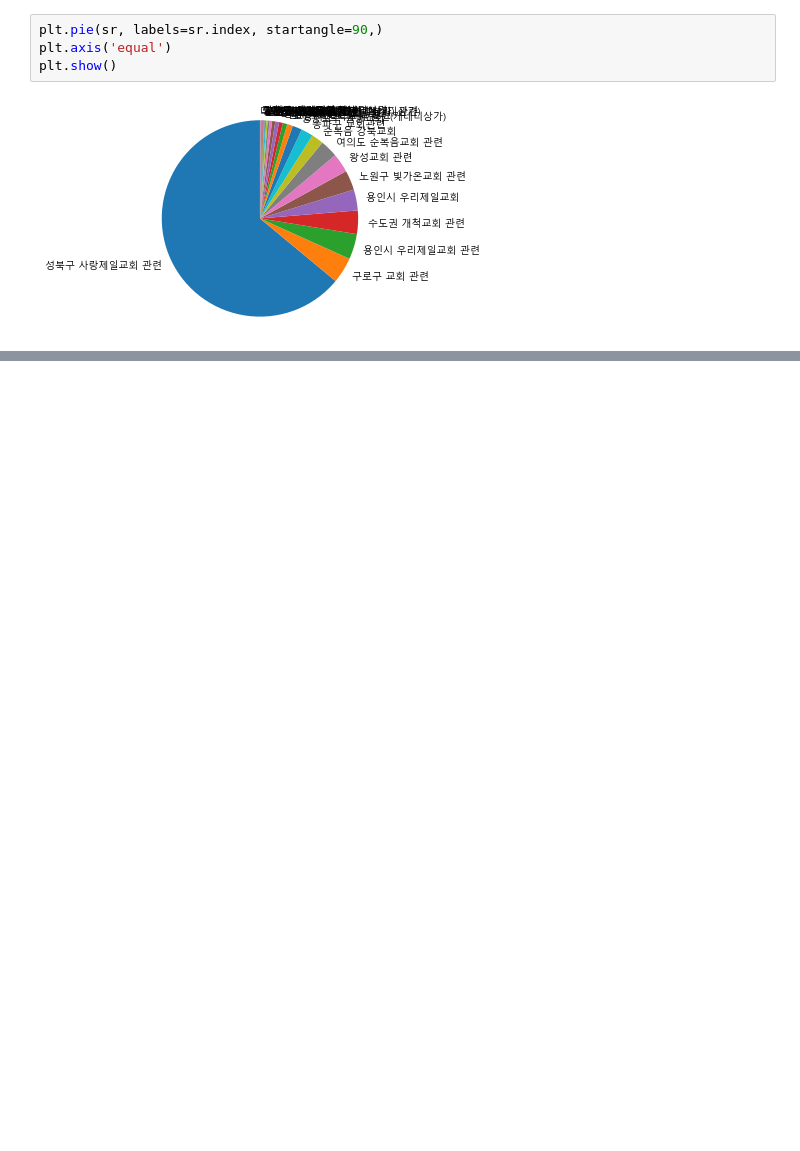
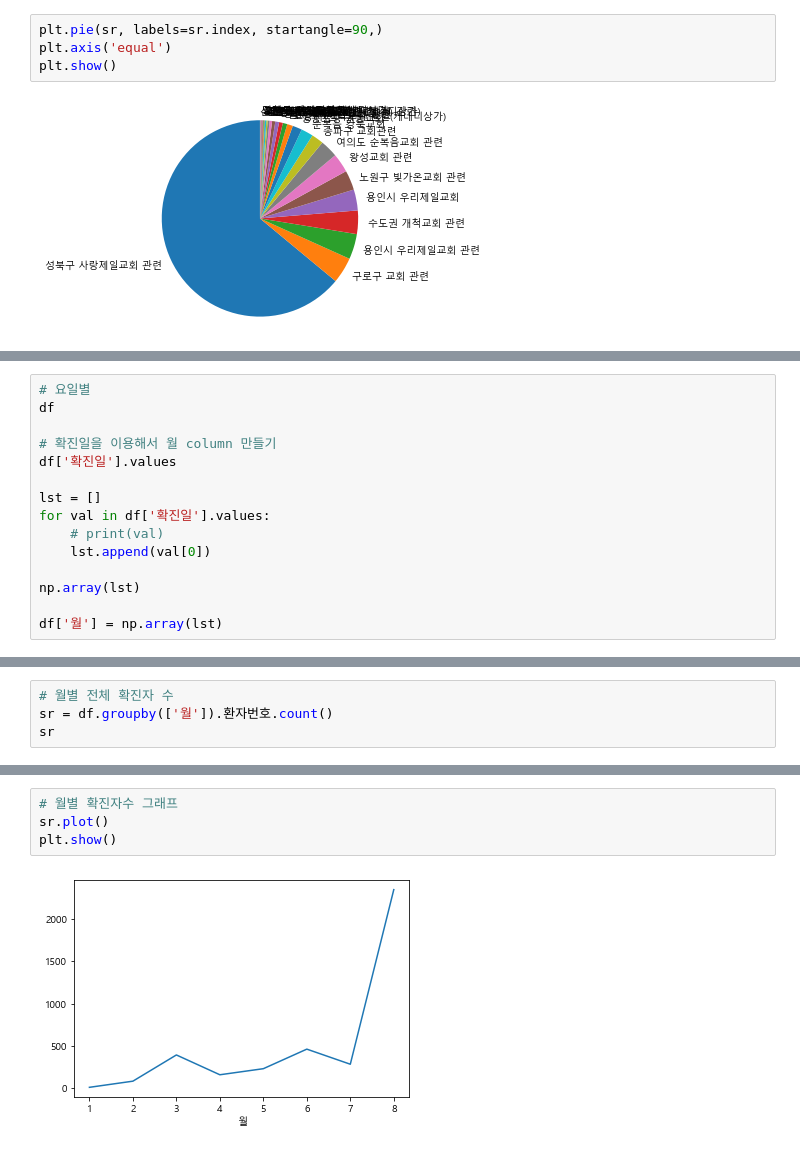
Before and after one commit to Lagom92/covid_visualize, a Jupyter notebook: note/church_seoul.ipynb, the cells around one changed output, grey strips where cells are left out. Drawn from its saved outputs; the diff is of its cells as text; blank space fills up the shorter version.

Commit message:
Preprocessing data group_by

```diff
--- a/note/church_seoul.ipynb
+++ b/note/church_seoul.ipynb
@@ -212,0 +271,15 @@ plt.show()
+# %%
+# 요일별
+df
+
+# 확진일을 이용해서 월 column 만들기
+df['확진일'].values
+
+lst = []
+for val in df['확진일'].values:
+    # print(val)
+    lst.append(val[0])
+
+np.array(lst)
+
+df['월'] = np.array(lst)
@@ -212,0 +310,4 @@ plt.show()
+# %%
+# 월별 전체 확진자 수
+sr = df.groupby(['월']).환자번호.count()
+sr
@@ -212,0 +325,6 @@ plt.show()
+# %%
+# 월별 확진자수 그래프
+sr.plot()
+plt.show()
+# %% [output]
+[figure, added]
```
Also changed, not shown: parts of 18 cells of this notebook.
